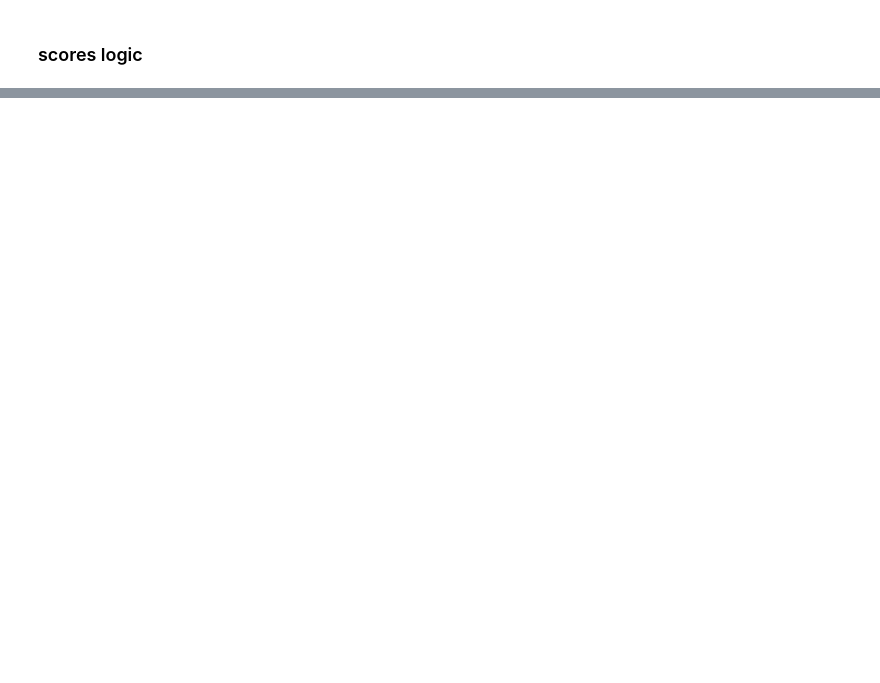
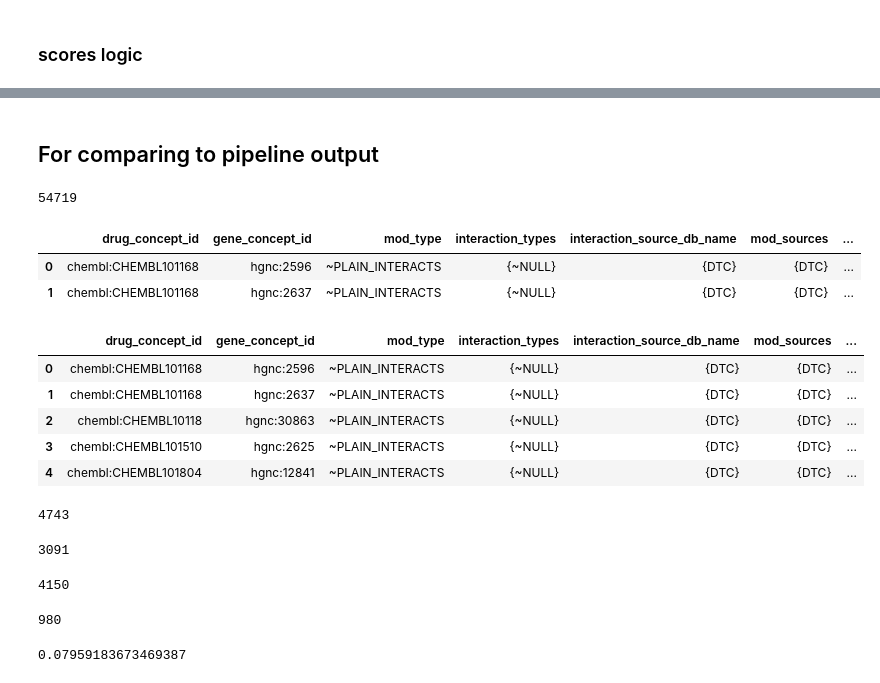
Before and after one commit to NCATSTranslator/translator-ingests, a Jupyter notebook: src/translator_ingest/ingests/dgidb/dgidb-eda.ipynb, the cells around one changed output, grey strips where cells are left out. Cells and saved outputs as stored; diff of their text form; code cells hidden in the pictures; blank space fills up the shorter version.

Commit message:
dgidb: pipeline code

```diff
--- a/src/translator_ingest/ingests/dgidb/dgidb-eda.ipynb
+++ b/src/translator_ingest/ingests/dgidb/dgidb-eda.ipynb
@@ -1134 +990,79 @@ experiment_scores[experiment_scores.duplicated(subset=["drug_concept_id", "gene_
 | 4596 | chembl:CHEMBL2109435 | hgnc:4445 | binder | {binder} | {ChEMBL} | {ChEMBL} | ... |
+# %% [markdown]
+## For comparing to pipeline output
+# %%
+## count after adding extra edges
+
+augmented = ["agonist", "antibody", "blocker", "inhibitor", "inverse agonist"]
+
+experiment_setup.shape[0] + \
+experiment_setup[experiment_setup.mod_type.str.contains('|'.join(augmented), case=False)].shape[0]
+# %% [output]
+54719
+# %%
+experiment_setup[experiment_setup["drug_concept_id"] == "chembl:CHEMBL101168"]
+# %% [output]
+|  | drug_concept_id | gene_concept_id | mod_type | interaction_types | interaction_source_db_name | mod_sources | ... |
+| 0 | chembl:CHEMBL101168 | hgnc:2596 | ~PLAIN_INTERACTS | {~NULL} | {DTC} | {DTC} | ... |
+| 1 | chembl:CHEMBL101168 | hgnc:2637 | ~PLAIN_INTERACTS | {~NULL} | {DTC} | {DTC} | ... |
+# %%
+experiment_setup.head()
+# %% [output]
+|  | drug_concept_id | gene_concept_id | mod_type | interaction_types | interaction_source_db_name | mod_sources | ... |
+| 0 | chembl:CHEMBL101168 | hgnc:2596 | ~PLAIN_INTERACTS | {~NULL} | {DTC} | {DTC} | ... |
+| 1 | chembl:CHEMBL101168 | hgnc:2637 | ~PLAIN_INTERACTS | {~NULL} | {DTC} | {DTC} | ... |
+| 2 | chembl:CHEMBL10118 | hgnc:30863 | ~PLAIN_INTERACTS | {~NULL} | {DTC} | {DTC} | ... |
+| 3 | chembl:CHEMBL101510 | hgnc:2625 | ~PLAIN_INTERACTS | {~NULL} | {DTC} | {DTC} | ... |
+| 4 | chembl:CHEMBL101804 | hgnc:12841 | ~PLAIN_INTERACTS | {~NULL} | {DTC} | {DTC} | ... |
+# %%
+experiment_setup[(experiment_setup["mod_sources"].map(len) > 1)].shape[0]
+# %% [output]
+4743
+# %%
+## number of rows with multiple final supporting sources
+## same as pipeline before normalization! (grep)
+
+n_final_multi = 0
+
+for row in experiment_setup[["mod_sources", "mod_type"]].itertuples():
+    temp = 0
+    for i in row.mod_sources:
+        if i not in ["TALC", "TEND", "TdgClinicalTrial"]:
+            temp += 1
+    if temp > 1:
+        n_final_multi += 1
+        if row.mod_type in augmented:
+            n_final_multi += 1
+
+print(n_final_multi)
+# %% [output]
+3091
+# %%
+## number of rows with publications
+## same as pipeline before normalization! (grep)
+
+n_final_pubs = 0
+
+for row in experiment_setup[["mod_sources", "mod_type"]].itertuples():
+    has_pub = False
+
+    for i in row.mod_sources:
+        if i in ["TALC", "TEND", "TdgClinicalTrial"]:
+            has_pub = True
+    if has_pub:
+        n_final_pubs += 1
+        if row.mod_type in augmented:
+            n_final_pubs += 1
+
+print(n_final_pubs)
+# %% [output]
+4150
+# %%
+## drugbank: 78 fail NodeNorm -> small proportion
+
+experiment_setup[experiment_setup["drug_concept_id"].str.contains("drugbank")]["drug_concept_id"].nunique()
+
+78 / experiment_setup[experiment_setup["drug_concept_id"].str.contains("drugbank")]["drug_concept_id"].nunique()
+# %% [output]
+980
+0.07959183673469387
```
Also changed, not shown: parts of 63 cells of this notebook, 3 other files.
